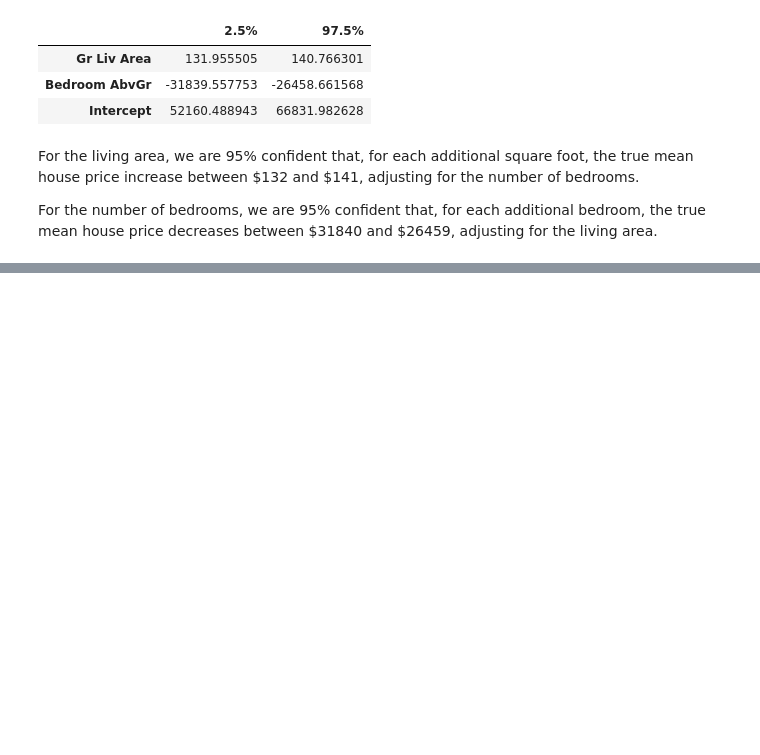
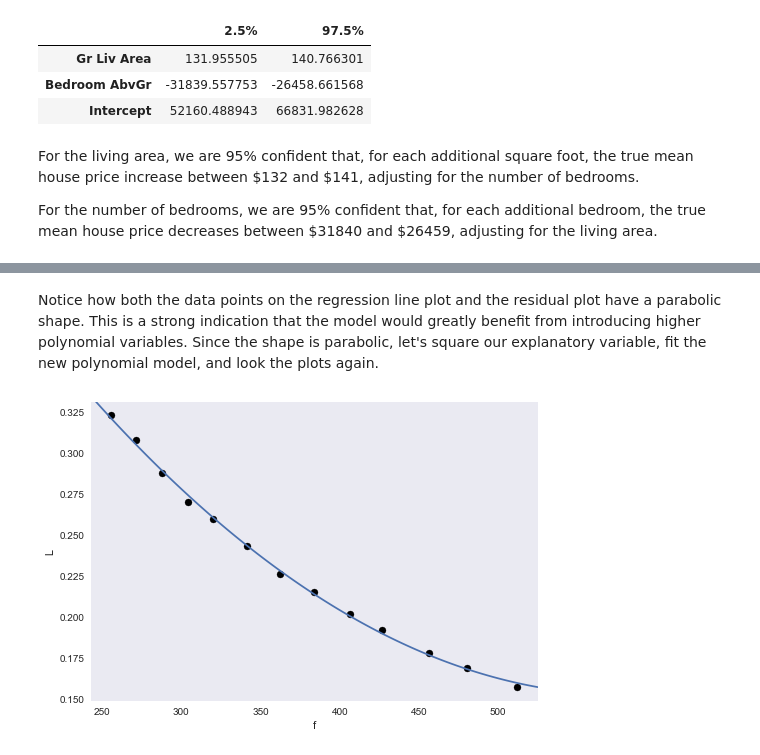
Before and after one commit to nicholasrusso/russoStat400, a Jupyter notebook: chapter4.ipynb, the cells around one changed output, grey strips where cells are left out. Drawn from its saved outputs; the diff is of its cells as text; code cells hidden in the pictures; blank space fills up the shorter version.

```diff
--- a/chapter4.ipynb
+++ b/chapter4.ipynb
@@ -153,0 +187,10 @@ For the number of bedrooms, we are 95% confident that, for each additional bedro
+# %% [markdown]
+Notice how both the data points on the regression line plot and the residual plot have a parabolic shape. This is a strong indication that the model would greatly benefit from introducing higher polynomial variables. Since the shape is parabolic, let's square our explanatory variable, fit the new polynomial model, and look the plots again.
+# %%
+explanatory = Q("f") + Q("f")**2
+response = Q("L")
+polynomial_model = LinearModel(explanatory, response)
+polynomial_model.fit(data);
+polynomial_model.plot()
+# %% [output]
+[figure, added]
```
Also changed, not shown: parts of 16 cells of this notebook, 1 other file.
